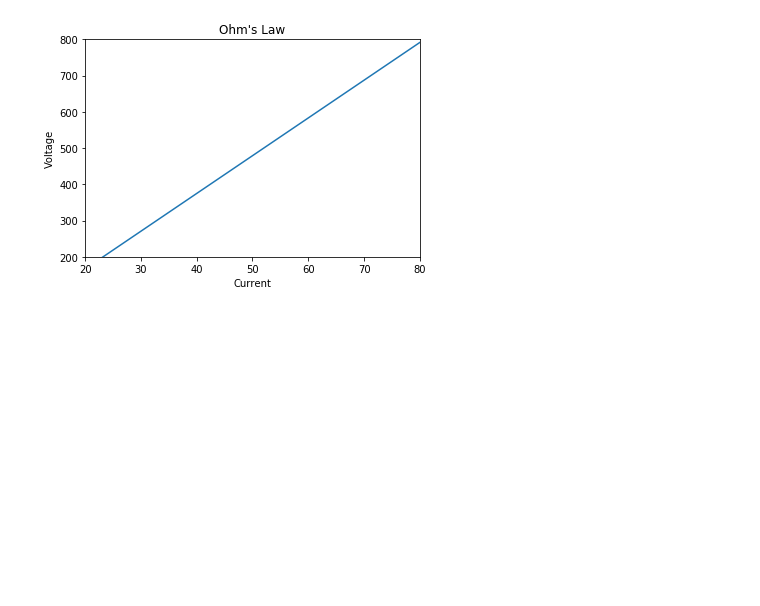
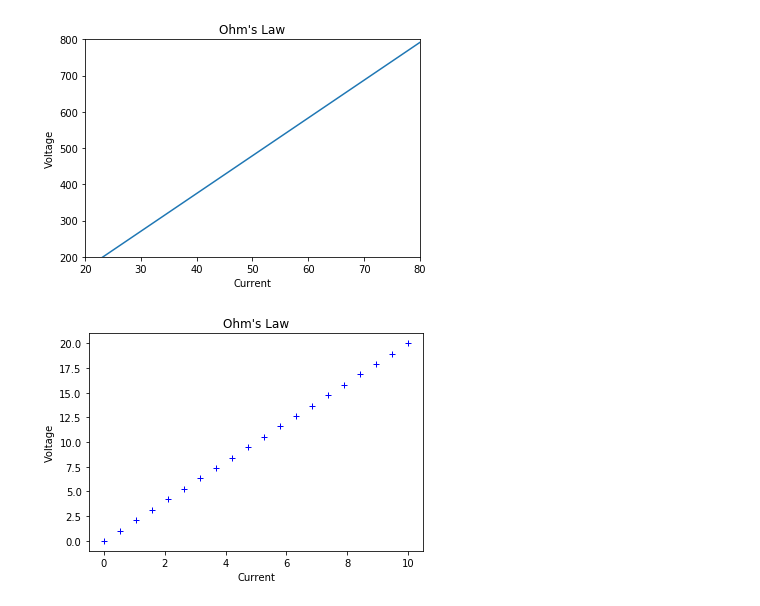
Before and after one commit to R-aryan/Machine_Learning_Crash_Course, a Jupyter notebook: Data Visualization/Matplotlib_Introduction.ipynb, the cells around one changed output. Drawn from its saved outputs; the diff is of its cells as text; code cells hidden in the pictures; blank space fills up the shorter version.

```diff
--- a/Data Visualization/Matplotlib_Introduction.ipynb
+++ b/Data Visualization/Matplotlib_Introduction.ipynb
@@ -52,3 +52,21 @@ plt.ylim([200, 800])
 plt.show()
 # %% [output]
 [figure]
+# %%
+# Change the colors and line type
+
+# initialising x and y arrays
+x = np.linspace(0, 10, 20)
+y = x*2
+
+# color blue, line type '+'
+plt.plot(x, y, 'b+')
+
+# put x and y labels, and the title
+plt.xlabel("Current")
+plt.ylabel("Voltage")
+plt.title("Ohm's Law")
+
+plt.show()
+# %% [output]
+[figure, added]
```
Also changed, not shown: parts of 1 cell of this notebook.
